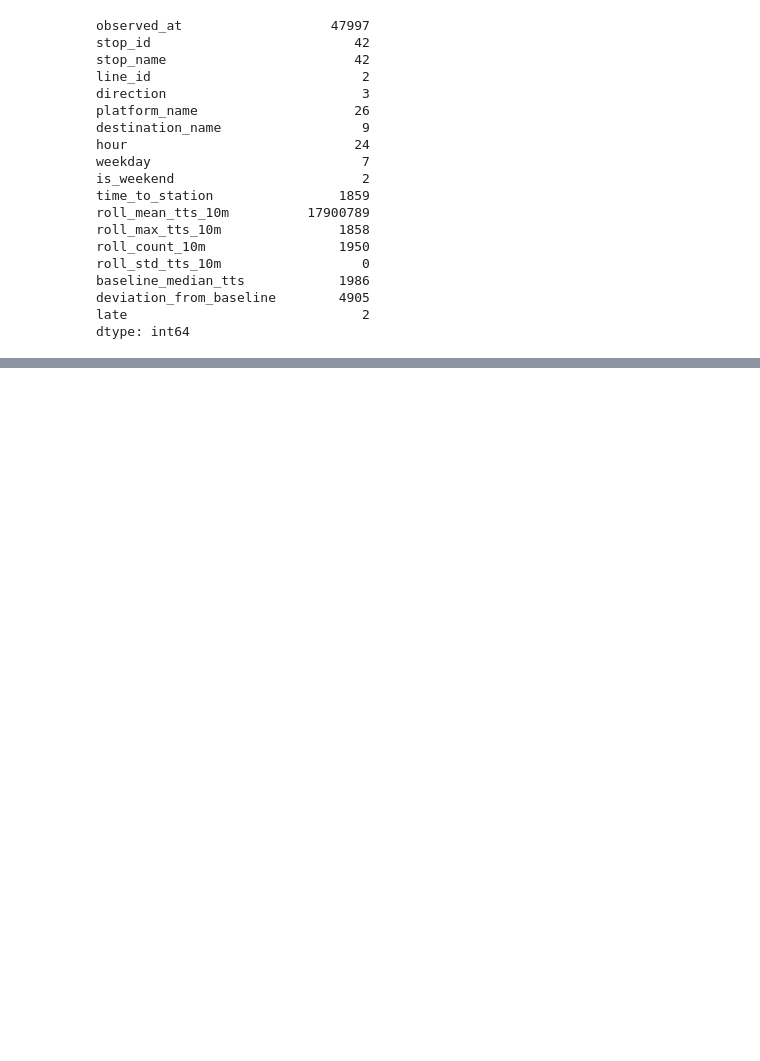
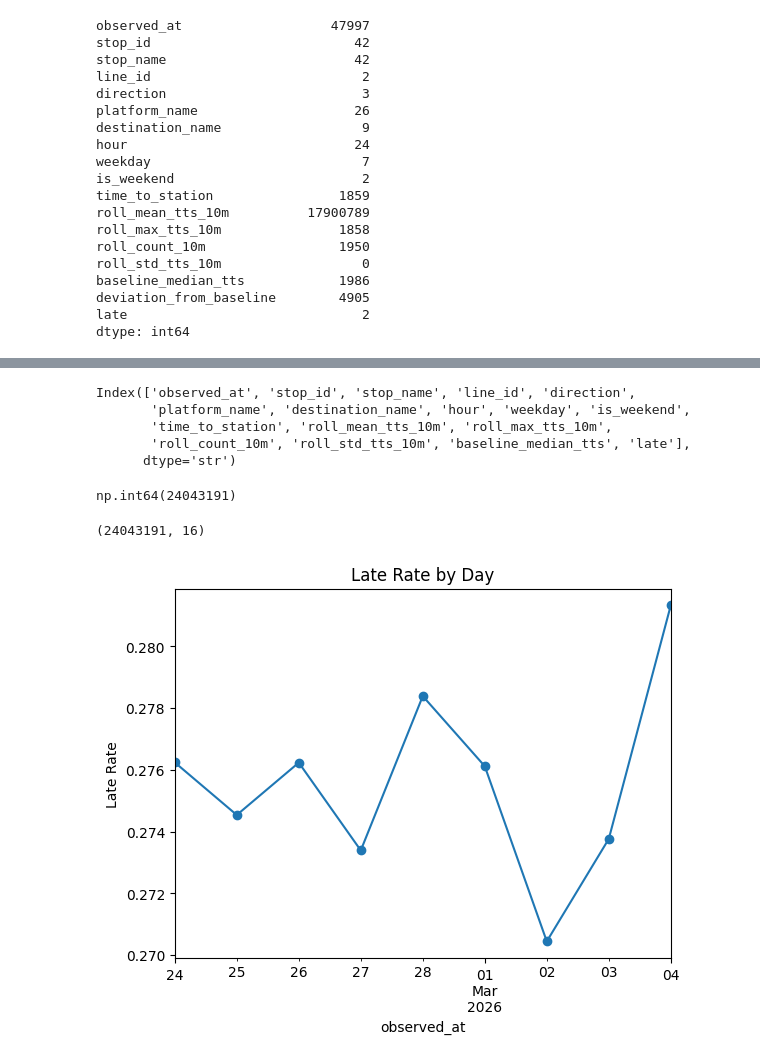
Before and after one commit to itsMayankVashistha/delaysense-transit-intelligence, a Jupyter notebook: notebooks/eda_fulldata.ipynb, the cells around one changed output, grey strips where cells are left out. Drawn from its saved outputs; the diff is of its cells as text; code cells hidden in the pictures; blank space fills up the shorter version.

```diff
--- a/notebooks/eda_fulldata.ipynb
+++ b/notebooks/eda_fulldata.ipynb
@@ -415,0 +654,35 @@ dtype: int64
+# %%
+df.columns
+# %% [output]
+Index(['observed_at', 'stop_id', 'stop_name', 'line_id', 'direction',
+       'platform_name', 'destination_name', 'hour', 'weekday', 'is_weekend',
+       'time_to_station', 'roll_mean_tts_10m', 'roll_max_tts_10m',
+       'roll_count_10m', 'roll_std_tts_10m', 'baseline_median_tts', 'late'],
+      dtype='str')
+# %%
+df.drop(columns=[ 'deviation_from_baseline'], inplace=True)
+# %%
+df["roll_std_tts_10m"].isna().sum()
+# %% [output]
+np.int64(24043191)
+# %%
+df.drop(columns=[ 'roll_std_tts_10m'], inplace=True)
+# %%
+df.shape
+# %% [output]
+(24043191, 16)
+# %%
+late_by_day = (
+    df.set_index("observed_at")
+      .resample("1D")["late"]
+      .mean()
+)
+
+late_by_day
+
+late_by_day.plot(marker="o")
+plt.title("Late Rate by Day")
+plt.ylabel("Late Rate")
+plt.show()
+# %% [output]
+[figure, added]
```
Also changed, not shown: parts of 15 cells of this notebook.
